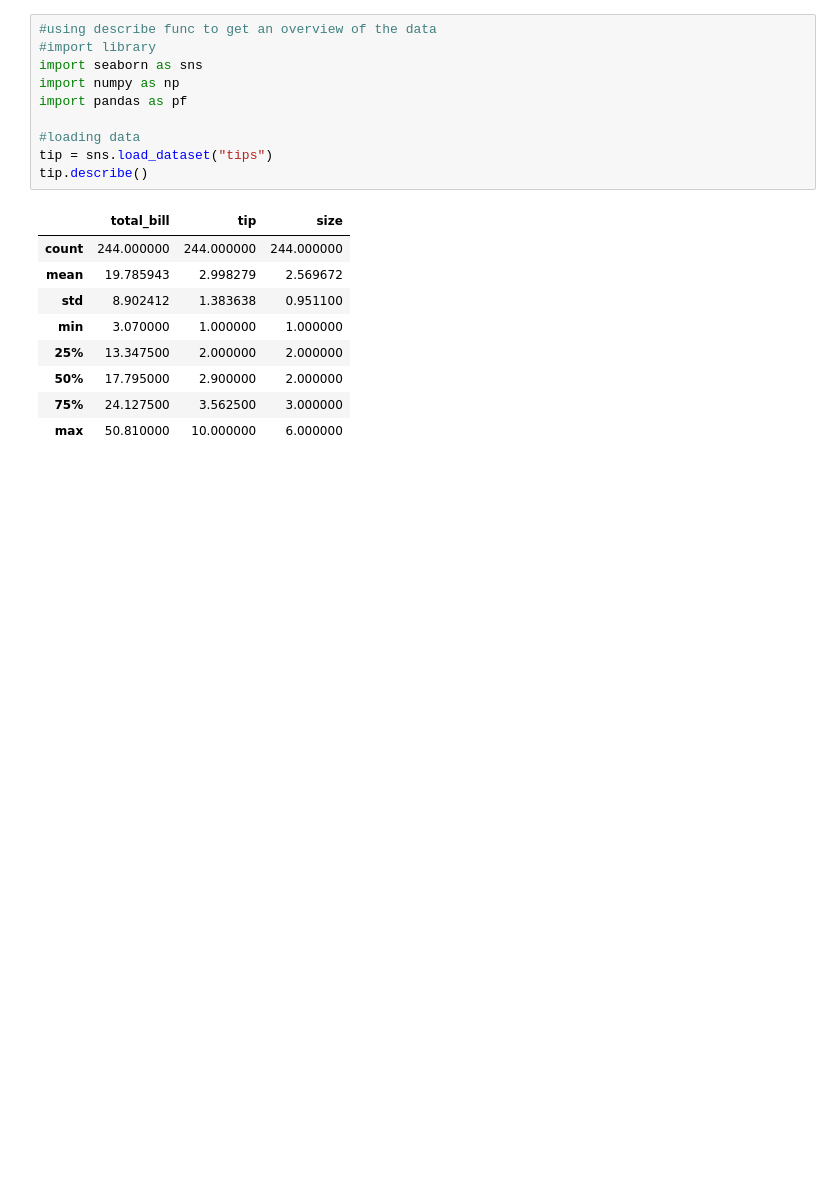
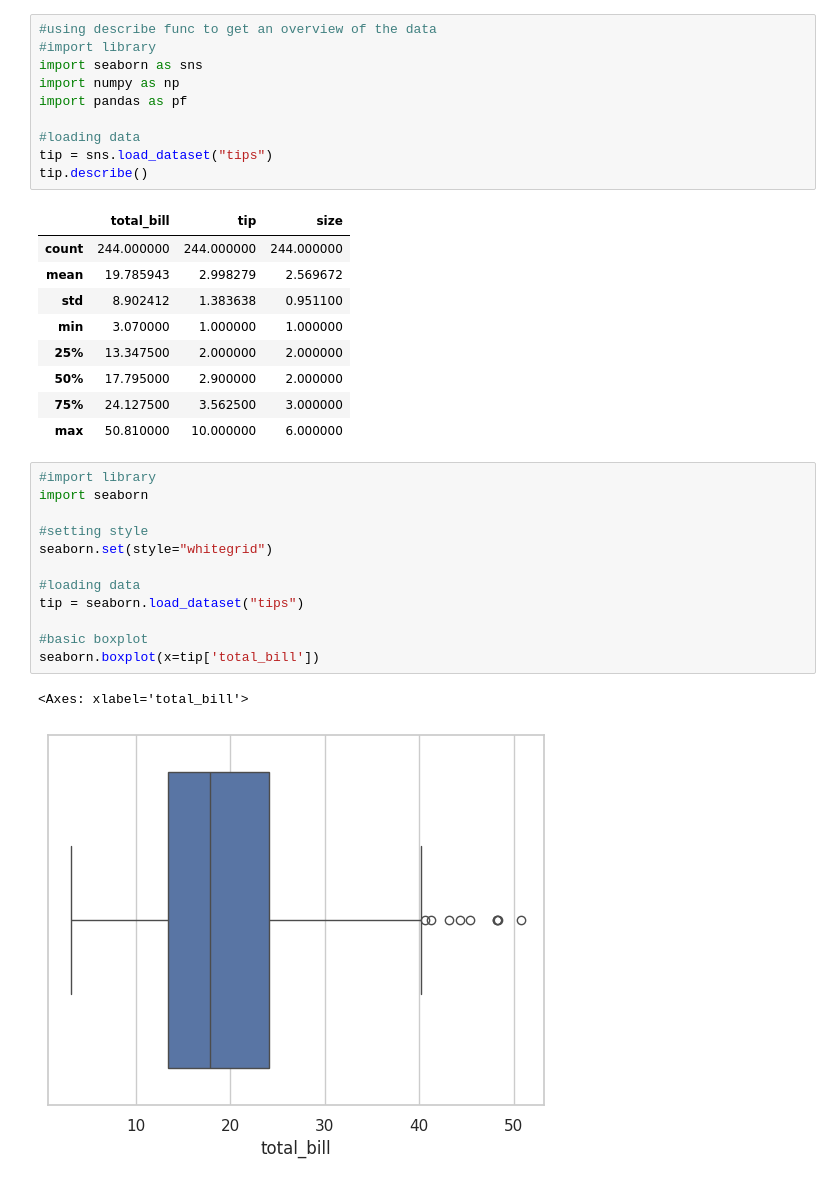
Before and after one commit to Syeda-Eman/40-days-of-Python, a Jupyter notebook: Day_4.ipynb, the cells around one changed output. Cells and saved outputs as stored; diff of their text form; blank space fills up the shorter version.

```diff
--- a/Day_4.ipynb
+++ b/Day_4.ipynb
@@ -370,3 +370,18 @@ tip.describe()
 | 50% | 17.795000 | 2.900000 | 2.000000 |
 | 75% | 24.127500 | 3.562500 | 3.000000 |
 | max | 50.810000 | 10.000000 | 6.000000 |
+# %%
+#import library
+import seaborn
+
+#setting style
+seaborn.set(style="whitegrid")
+
+#loading data
+tip = seaborn.load_dataset("tips")
+
+#basic boxplot
+seaborn.boxplot(x=tip['total_bill'])
+# %% [output]
+<Axes: xlabel='total_bill'>
+[figure, added]
```
Also changed, not shown: parts of 10 cells of this notebook.
